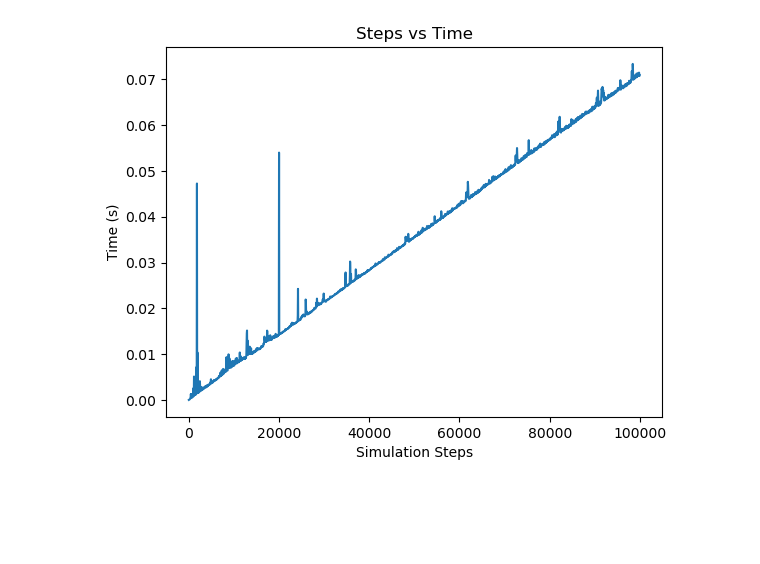
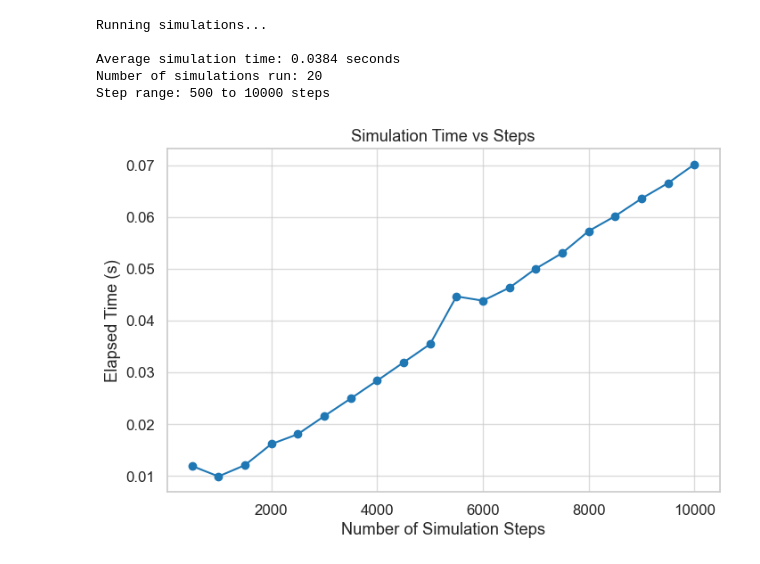
Before and after one commit to RobertAFenn/F1-ATPase-simulation, a Jupyter notebook: src/analysis/time_analysis.ipynb, the cells around one changed output. Cells and saved outputs as stored; diff of their text form; code cells hidden in the pictures; blank space fills up the shorter version.

```diff
--- a/src/analysis/time_analysis.ipynb
+++ b/src/analysis/time_analysis.ipynb
@@ -22,25 +0,0 @@ def computeSimulationTime():
-# %%
-MAX_SIMS = 100_000
-angle = 0
-LG.theta_0 = LG.initializeTheta(angle)
-LG.theta_i = angle
-
-# Run simulations for different step counts
-times = []
-for nSteps in range(1, MAX_SIMS, 50):
-    LG.steps = nSteps
-    elapsed_time = computeSimulationTime()
-    times.append([elapsed_time, nSteps])
-
-# Extract lists for plotting
-sim_times = [t[0] for t in times]  # y-axis
-n_steps = [t[1] for t in times]  # x-axis
-
-# Plot
-plt.plot(n_steps, sim_times, alpha=1, label=f"{angle}°")
-plt.xlabel("Simulation Steps")
-plt.ylabel("Time (s)")
-plt.title("Steps vs Time")
-plt.show()
-# %% [output]
-[figure, removed]
@@ -46,0 +26,40 @@ plt.show()
+# %%
+def compute_simulation_time(n_steps, rng_seed=None):
+    """Run a simulation with n_steps and return elapsed time in seconds."""
+    LG.steps = n_steps
+    start_time = time.time()
+    LG.simulate(rng=rng_seed)
+    return time.time() - start_time
+# %%
+MAX_STEPS = 10_000
+STEP_INTERVAL = 500
+
+step_counts = list(range(500, MAX_STEPS + 1, STEP_INTERVAL))
+times = []
+
+print("Running simulations...")
+for steps in step_counts:
+    elapsed = compute_simulation_time(steps, rng_seed=42)
+    times.append(elapsed)
+
+# Calculate and print average time
+average_time = np.mean(times)
+print(f"\nAverage simulation time: {average_time:.4f} seconds")
+print(f"Number of simulations run: {len(step_counts)}")
+print(f"Step range: {step_counts[0]} to {step_counts[-1]} steps")
+
+# Plotting
+plt.figure(figsize=(8, 5))
+plt.plot(step_counts, times, marker="o", linestyle="-", color="tab:blue")
+plt.xlabel("Number of Simulation Steps")
+plt.ylabel("Elapsed Time (s)")
+plt.title("Simulation Time vs Steps")
+plt.grid(True, alpha=0.7)
+plt.show()
+# %% [output]
+Running simulations...
+
+Average simulation time: 0.0384 seconds
+Number of simulations run: 20
+Step range: 500 to 10000 steps
+[figure, added]
```
Also changed, not shown: parts of 5 cells of this notebook, 5 other files.
